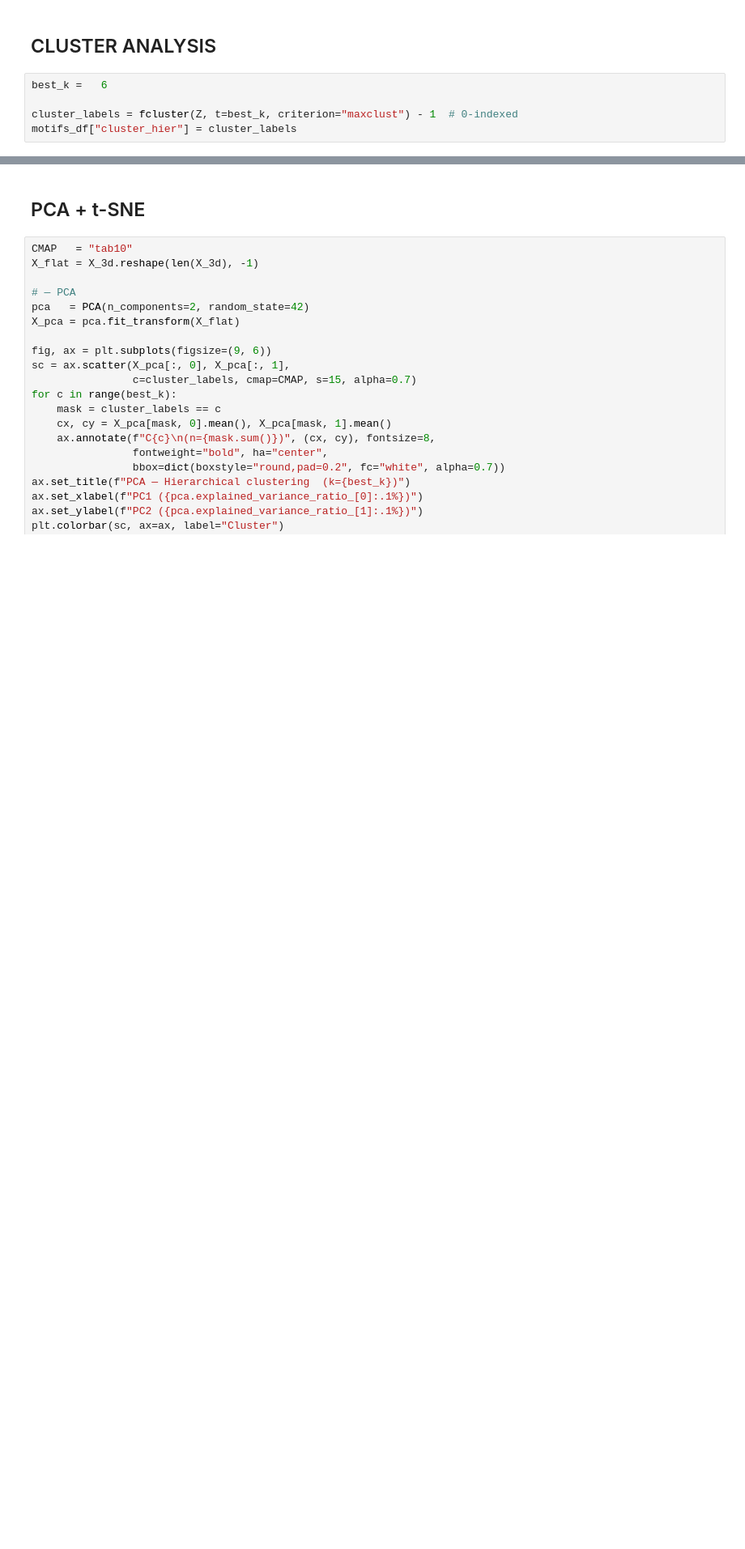
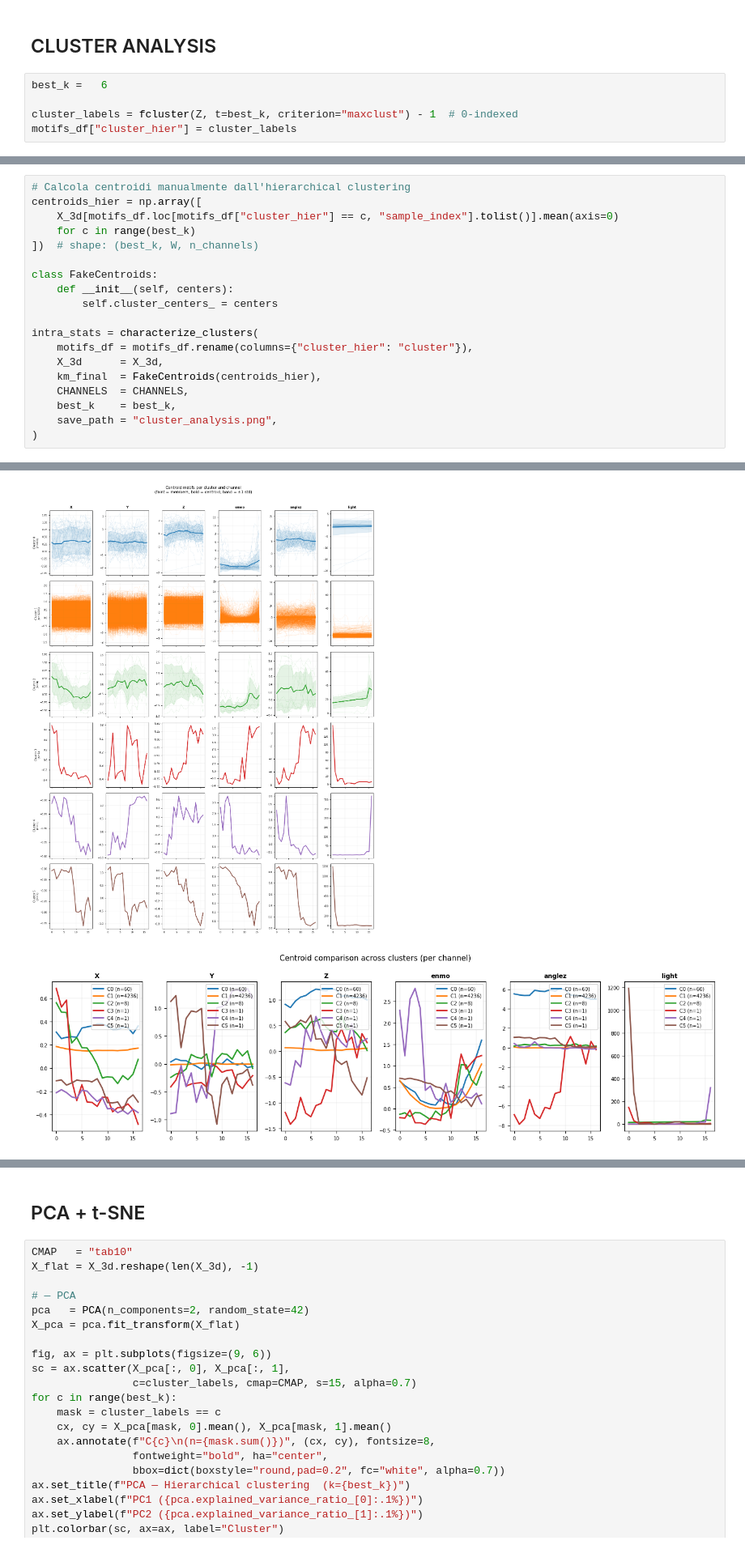
Before and after one commit to alicecalderini/DATAMINING_2-Project, a Jupyter notebook: 10. TIME SERIES/4.CLUSTERING HIERARCHICAL.ipynb, the cells around one changed output, grey strips where cells are left out. Shown at 81% size. Drawn from its saved outputs; the diff is of its cells as text; blank space fills up the shorter version.

Commit message:
save TS complete

```diff
--- a/10. TIME SERIES/4.CLUSTERING HIERARCHICAL.ipynb
+++ b/10. TIME SERIES/4.CLUSTERING HIERARCHICAL.ipynb
@@ -502,0 +726,20 @@ CLUSTER ANALYSIS
+# %%
+# Calcola centroidi manualmente dall'hierarchical clustering
+centroids_hier = np.array([
+    X_3d[motifs_df.loc[motifs_df["cluster_hier"] == c, "sample_index"].tolist()].mean(axis=0)
+    for c in range(best_k)
+])  # shape: (best_k, W, n_channels)
+
+class FakeCentroids:
+    def __init__(self, centers):
+        self.cluster_centers_ = centers
+
+intra_stats = characterize_clusters(
+    motifs_df = motifs_df.rename(columns={"cluster_hier": "cluster"}),
+    X_3d      = X_3d,
+    km_final  = FakeCentroids(centroids_hier),
+    CHANNELS  = CHANNELS,
+    best_k    = best_k,
+    save_path = "cluster_analysis.png",
+)
+# %% [output]
@@ -502,0 +763,2 @@ CLUSTER ANALYSIS
+[figure, added]
+[figure, added]
```
Also changed, not shown: parts of 23 cells of this notebook, 1 other file.
